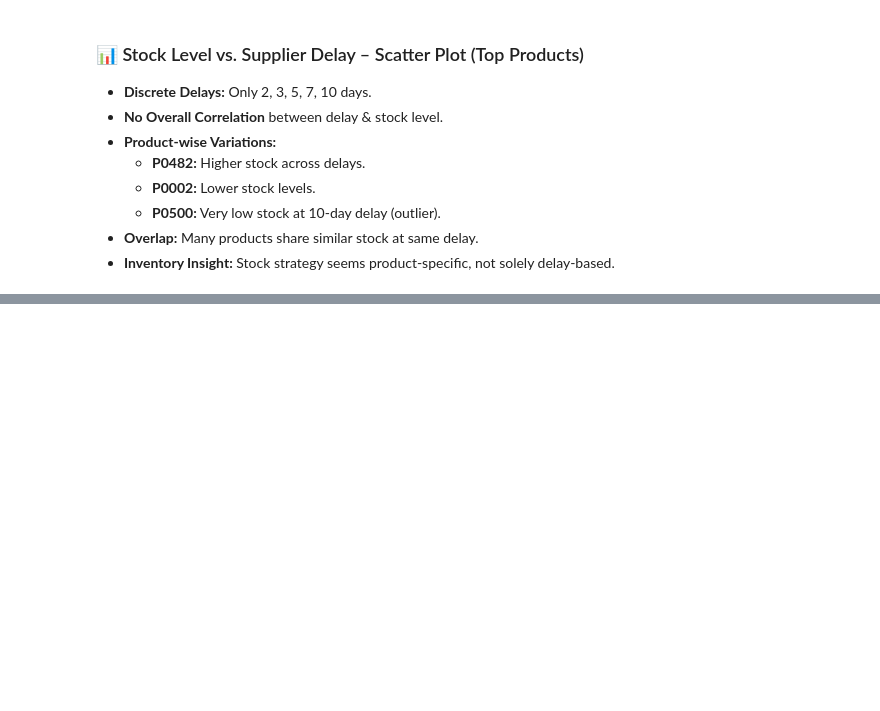
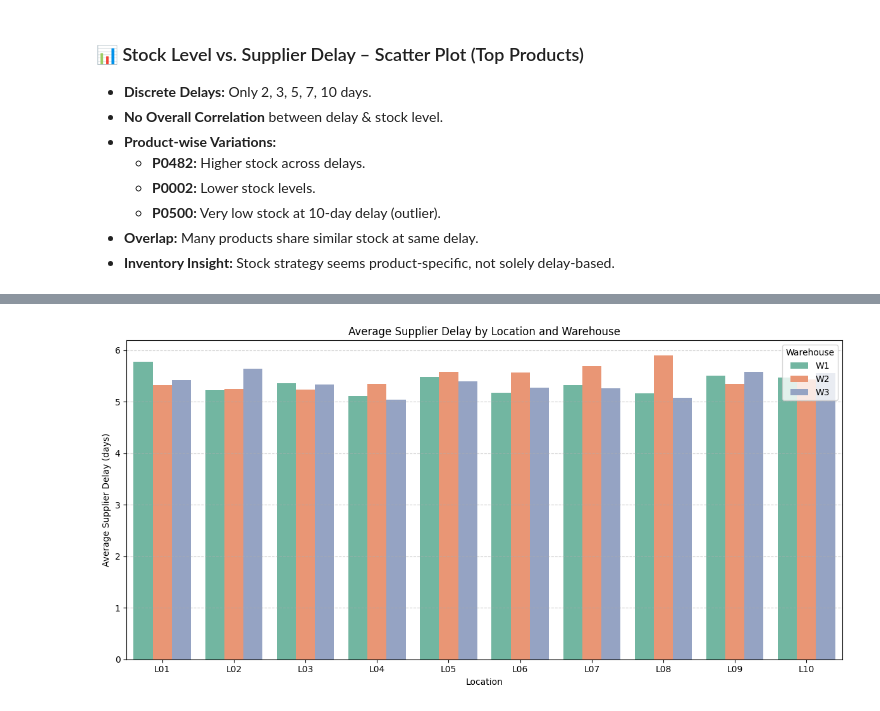
Before and after one commit to sachinn854/Product-Demand-Forecasting, a Jupyter notebook: 4_EDA/inventory.ipynb, the cells around one changed output, grey strips where cells are left out. Saved outputs shown, nothing was run; the diff lists cells and outputs as text; code cells hidden in the pictures; blank space fills up the shorter version.

```diff
--- a/4_EDA/inventory.ipynb
+++ b/4_EDA/inventory.ipynb
@@ -371,0 +404,21 @@ plt.show()
+# %%
+# Compute mean supplier delay
+grouped_delay = df.groupby(['Location', 'Warehouse'])['SupplierDelay(days)'].mean().reset_index()
+
+plt.figure(figsize=(12, 6))
+sns.barplot(
+    data=grouped_delay,
+    x='Location',
+    y='SupplierDelay(days)',
+    hue='Warehouse',
+    palette='Set2'
+)
+plt.title('Average Supplier Delay by Location and Warehouse')
+plt.ylabel('Average Supplier Delay (days)')
+plt.xlabel('Location')
+plt.legend(title='Warehouse')
+plt.grid(axis='y', linestyle='--', alpha=0.6)
+plt.tight_layout()
+plt.show()
+# %% [output]
+[figure, added]
```
Also changed, not shown: parts of 4 cells of this notebook.
